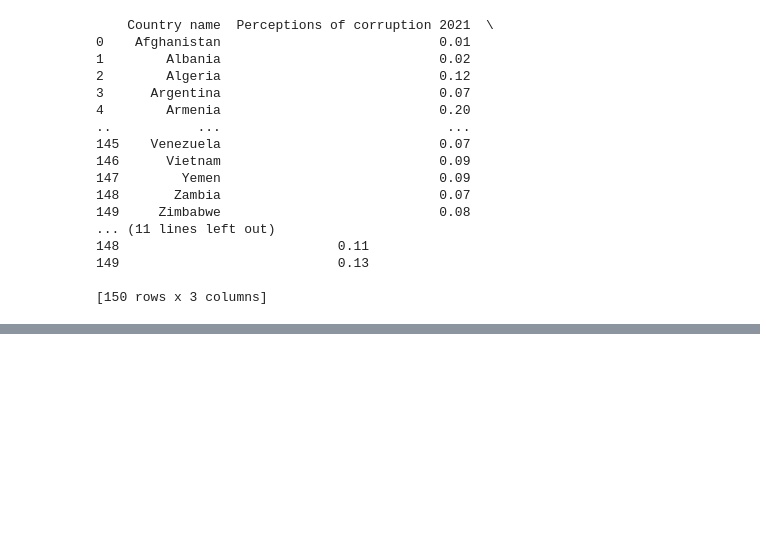
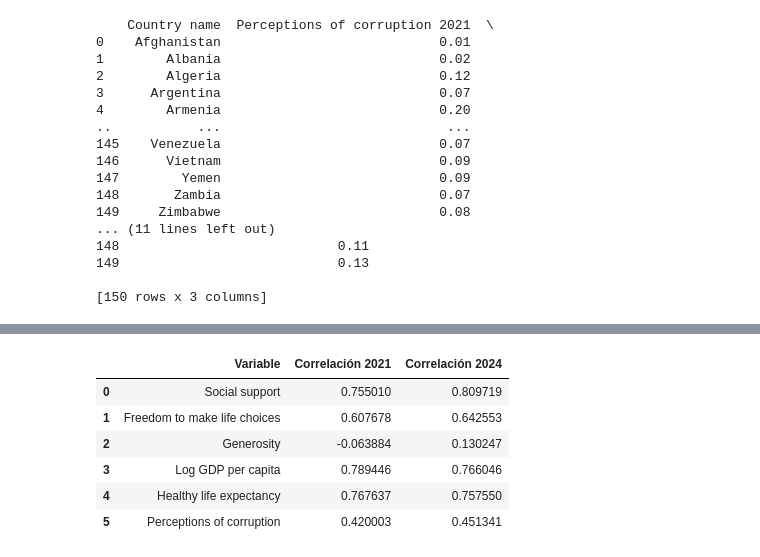
Before and after one commit to lucia18nozal/project-da-promo-47-modulo-4-team-3, a Jupyter notebook: world_happiness.ipynb, the cells around one changed output, grey strips where cells are left out. Cells and saved outputs as stored; diff of their text form; code cells hidden in the pictures; blank space fills up the shorter version.

```diff
--- a/world_happiness.ipynb
+++ b/world_happiness.ipynb
@@ -642,0 +639,24 @@ array([0.74, 0.76, 0.82, 0.77, 0.75, 0.78, 0.8 , 0.79, 0.72, 0.7 , 0.62,
+# %%
+# Seleccionar los años de interés
+years = [2021, 2024]
+
+# Crear un DataFrame vacío para almacenar los resultados
+df_correlations = pd.DataFrame()
+
+# Calcular la correlación para cada año
+for year in years:
+    df_year = df_2021_2024[df_2021_2024["year"] == year]  # Filtrar por año
+    numeric_df = df_year.select_dtypes(include=['float64', 'int64'])  # Solo columnas numéricas
+
+    # Calcular la correlación con "Ladder score"
+    correlations = numeric_df.corr()["Ladder score"].drop("Ladder score")
+
+    # Añadir al DataFrame de resultados
+    df_correlations[year] = correlations  # Se añade como columna
+
+# Resetear el índice para convertirlo en columna
+df_correlations = df_correlations.reset_index()
+df_correlations.columns = ["Variable", "Correlación 2021", "Correlación 2024"]
+
+# Mostrar resultado
+print(df_correlations)
@@ -642,0 +673,11 @@ array([0.74, 0.76, 0.82, 0.77, 0.75, 0.78, 0.8 , 0.79, 0.72, 0.7 , 0.62,
+# %%
+df_correlations = df_correlations.iloc[0:6]
+df_correlations
+# %% [output]
+|  | Variable | Correlación 2021 | Correlación 2024 |
+| 0 | Social support | 0.755010 | 0.809719 |
+| 1 | Freedom to make life choices | 0.607678 | 0.642553 |
+| 2 | Generosity | -0.063884 | 0.130247 |
+| 3 | Log GDP per capita | 0.789446 | 0.766046 |
+| 4 | Healthy life expectancy | 0.767637 | 0.757550 |
+| 5 | Perceptions of corruption | 0.420003 | 0.451341 |
```
Also changed, not shown: parts of 10 cells of this notebook, 1 other file.
